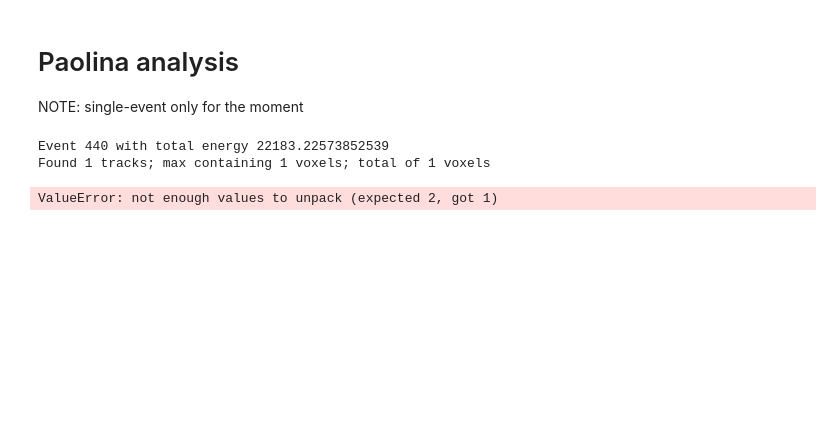
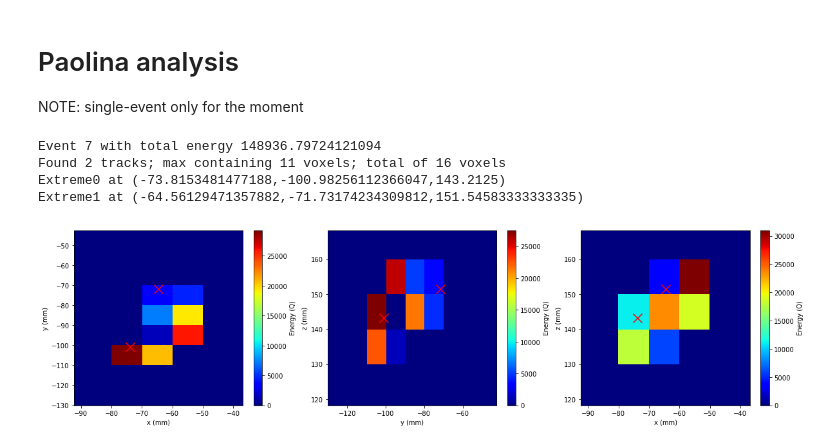
Before and after one commit to paolafer/ICARO, a Jupyter notebook: invisible_cities/utils/paolina_test.ipynb, the cells around one changed output. Drawn from its saved outputs; the diff is of its cells as text; code cells hidden in the pictures; blank space fills up the shorter version.

```diff
--- a/invisible_cities/utils/paolina_test.ipynb
+++ b/invisible_cities/utils/paolina_test.ipynb
@@ -183,7 +183,8 @@ ievt = 3
 # %%
-hitc_evt = []
-nfiles = 1
+hitc_evt = []; hitc_mc = []
+nfiles = 100
 print_cut = False
+tbl_ri = 0
 
 for ifile in range(nfiles):
 
@@ -193,13 +194,17 @@ for ifile in range(nfiles):
     elif(ifile < 100): fstr = "0{0}".format(ifile)
     else: fstr = "{0}".format(ifile)
 
-    filename = "/Users/jrenner/IFIC/IC-1/invisible_cities/database/NEW/MC/Na/dst_NEXT_v0_08_09_Na_INTERNALPORTANODE_0_0_7bar_pmaps_10000.root.h5"
+    filename = "/Users/jrenner/IFIC/IC-1/invisible_cities/database/NEW/MC/Na/dst_NEXT_v0_08_09_Na_INTERNALPORTANODE_{0}_0_7bar_pmaps_10000.root.h5".format(ifile)
     #filename = "/Users/jrenner/IFIC/IC-1/invisible_cities/database/NEW/3913/pmaps/pmaps.gdcsnext.{0}_3913.root.h5".format(fstr)
+    if(not os.path.isfile(filename)):
+        print("File {0} does not exist. Skipping.".format(ifile))
+        continue
     try:
         S1s, S2s, S2Sis = load_pmaps(filename)
     except (ValueError, tb.exceptions.NoSuchNodeError):
-        print("Empty file. Skipping.")
+        print("Empty file {0}. Skipping.".format(ifile))
     event_numbers, timestamps = get_event_numbers_and_timestamps(filename)
+    ftbl = tb.open_file(filename,'r')
 
     for evt_number, evt_time in zip(event_numbers,timestamps):
 
@@ -225,7 +230,9 @@ for ifile in range(nfiles):
         S2 = {peak_no: peak for peak_no, peak in S2.items() if peak_no in valid_peaks}
         Si = {peak_no: peak for peak_no, peak in Si.items() if peak_no in valid_peaks}
 
-        if len(S1) != 1 or not S2_Nmin <= len(S2) <= S2_Nmax:
+        esum = sum([sum(earr) for pnum,(tarr,earr) in sorted(S2.items())])
+
+        if len(S1) != 1 or not S2_Nmin <= len(S2) <= S2_Nmax or not tot_Emin <= esum <= tot_Emax:
             if(print_cut): print("Did not make cuts...")
         else:
             t, e = next(iter(S1.values()))
@@ -253,5 +260,20 @@ for ifile in range(nfiles):
 
             hitc_evt.append(hitc)
 
-print("Produced hit collections for {0} events.".format(len(hitc_evt)))
+            # record MC information if available
+            if(ftbl.__contains__('/MC')):
+                hitcm = []
+                mctbl = ftbl.root.MC.MCTracks
+                while(tbl_ri < len(mctbl) and mctbl[tbl_ri]['event_indx'] != evt_number):
+                    tbl_ri += 1
+                while(tbl_ri < len(mctbl) and mctbl[tbl_ri]['event_indx'] == evt_number):
+                    hpos = mctbl[tbl_ri]['hit_position']
+                    henergy = mctbl[tbl_ri]['hit_energy']
+                    hit = Hit(hpos[0],hpos[1],hpos[2],henergy)
+                    hitcm.append(hit)
+                    tbl_ri += 1
+                hitc_mc.append(hitcm)
+
+    ftbl.close()
+print("Produced hit collections for {0} events ({1} events in MC truth).".format(len(hitc_evt),len(hitc_mc)))
 # %% [output]
@@ -385,10 +455,12 @@ vol_max = np.array([250, 250, 400],dtype=np.int16)  # volume maximum (x,y,z)
 vox_size = np.array([10, 10, 10],dtype=np.int16)    # voxel size
 blob_radius = 30.                    # blob radius in mm
 # %%
-nevt = 0
+nevt = 7
 hitc = hitc_evt[nevt]
+#for h in hitc:
+#    print("Hit ({0},{1},{2},{3})".format(h.pos[0],h.pos[1],h.pos[2],h.E))
 evt_E = sum([hh.E for hh in hitc])
-print("Event {0} with total energy {1}".format(evt_number,evt_E))
+print("Event {0} with total energy {1}".format(nevt,evt_E))
 
 voxels = voxelize_hits(hitc,vox_size)
 trks = make_track_graphs(voxels,vox_size)
@@ -441,36 +513,38 @@ ax1.scatter(b.pos[0],b.pos[1],marker='x',s=200,color='red')
 ax2 = fig.add_subplot(132);
 hyz, xyz, yyz = np.histogram2d(varr_z, varr_y, weights=varr_c, normed=False, bins=(1.0*(vol_max[2]-vol_min[2])/vox_size[2], 1.0*(vol_max[1]-vol_min[1])/vox_size[1]), range=[[vol_min[2],vol_max[2]],[vol_min[1],vol_max[1]]])
 extent2 = [yyz[0], yyz[-1], xyz[0], xyz[-1]]
 sp2 = ax2.imshow(hyz, extent=extent2, interpolation='none', aspect='auto', origin='lower', cmap='jet')
 ax2.set_xlabel("y (mm)")
 ax2.set_ylabel("z (mm)")
 ax2.set_xlim([vtrk_min[1],vtrk_max[1]])
 ax2.set_ylim([vtrk_min[2],vtrk_max[2]])
 cbp2 = plt.colorbar(sp2);
 cbp2.set_label('Energy (Q)');
 ax2.scatter(a.pos[1],a.pos[2],marker='x',s=200,color='red')
 ax2.scatter(b.pos[1],b.pos[2],marker='x',s=200,color='red')
 
 # Create the x-z projection.
 ax3 = fig.add_subplot(133);
 hxz, xxz, yxz = np.histogram2d(varr_z, varr_x, weights=varr_c, normed=False, bins=(1.0*(vol_max[2]-vol_min[2])/vox_size[2], 1.0*(vol_max[0]-vol_min[0])/vox_size[0]), range=[[vol_min[2],vol_max[2]],[vol_min[0],vol_max[0]]])
 extent3 = [yxz[0], yxz[-1], xxz[0], xxz[-1]]
 sp3 = ax3.imshow(hxz, extent=extent3, interpolation='none', aspect='auto', origin='lower', cmap='jet')
 ax3.set_xlabel("x (mm)")
 ax3.set_ylabel("z (mm)")
 ax3.set_xlim([vtrk_min[0],vtrk_max[0]])
 ax3.set_ylim([vtrk_min[2],vtrk_max[2]])
 cbp3 = plt.colorbar(sp3);
 cbp3.set_label('Energy (Q)');
 ax3.scatter(a.pos[0],a.pos[2],marker='x',s=200,color='red')
 ax3.scatter(b.pos[0],b.pos[2],marker='x',s=200,color='red')
 
 print("Extreme0 at ({0},{1},{2})".format(a.pos[0],a.pos[1],a.pos[2]))
 print("Extreme1 at ({0},{1},{2})".format(b.pos[0],b.pos[1],b.pos[2]))
 # %% [output]
-Event 440 with total energy 22183.22573852539
-Found 1 tracks; max containing 1 voxels; total of 1 voxels
+Event 7 with total energy 148936.79724121094
+Found 2 tracks; max containing 11 voxels; total of 16 voxels
+Extreme0 at (-73.8153481477188,-100.98256112366047,143.2125)
+Extreme1 at (-64.56129471357882,-71.73174234309812,151.54583333333335)
-ValueError: not enough values to unpack (expected 2, got 1)
+[figure, added]
 # %%
 # plot the clusters in 3D
 carr_x = []; carr_y = []; carr_z = []; carr_c = []
```
Also changed, not shown: parts of 11 cells of this notebook.
